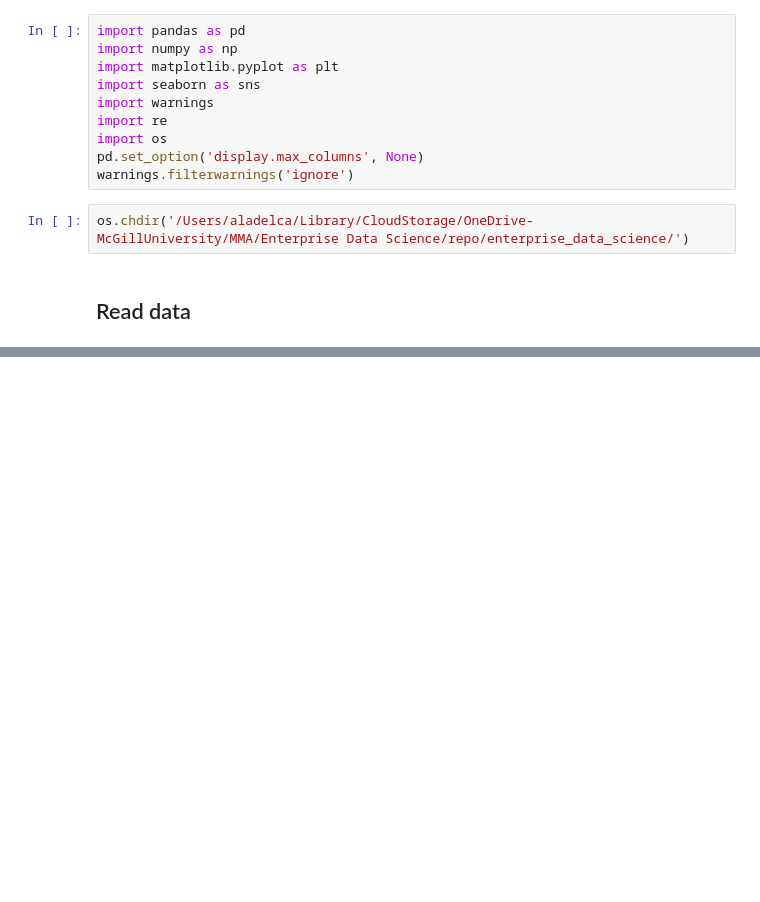
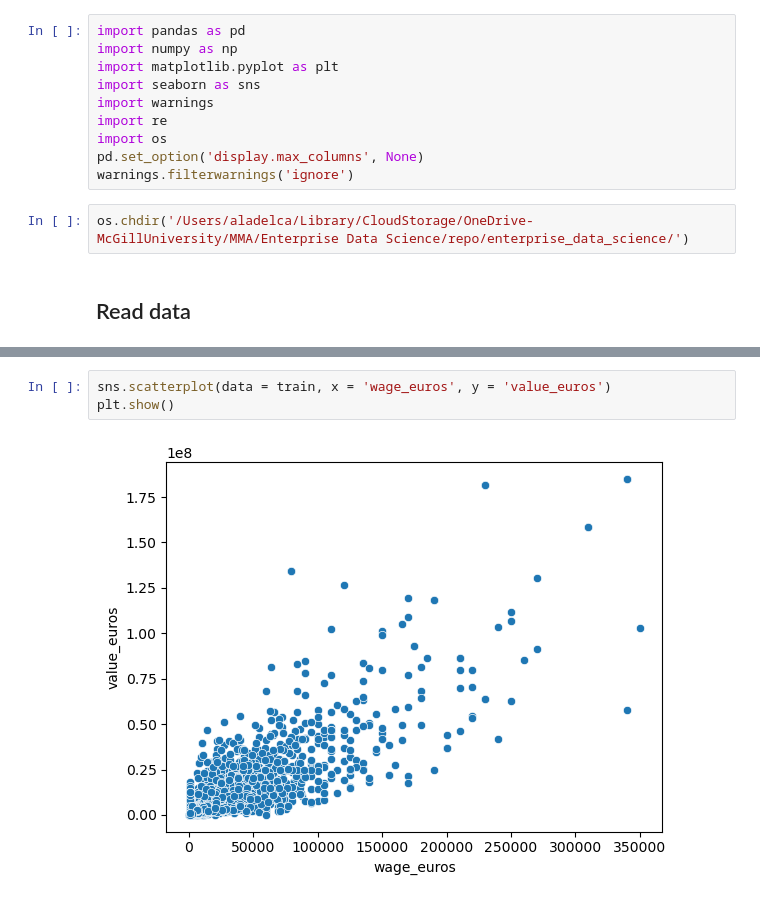
Before and after one commit to aladelca/enterprise_data_science, a Jupyter notebook: train/training.ipynb, the cells around one changed output, grey strips where cells are left out. Drawn from its saved outputs; the diff is of its cells as text; blank space fills up the shorter version.

```diff
--- a/train/training.ipynb
+++ b/train/training.ipynb
@@ -114,0 +275,5 @@ extract_year('Jun 30, 2024 On loan')
+# %%
+sns.scatterplot(data = train, x = 'wage_euros', y = 'value_euros')
+plt.show()
+# %% [output]
+[figure, added]
```
Also changed, not shown: parts of 24 cells of this notebook.
